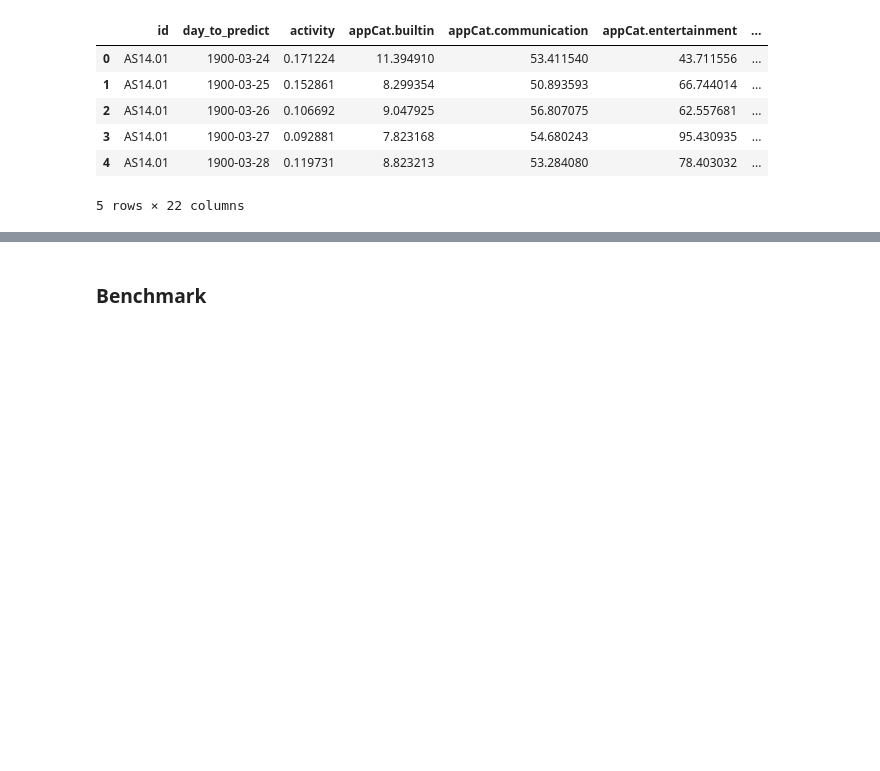
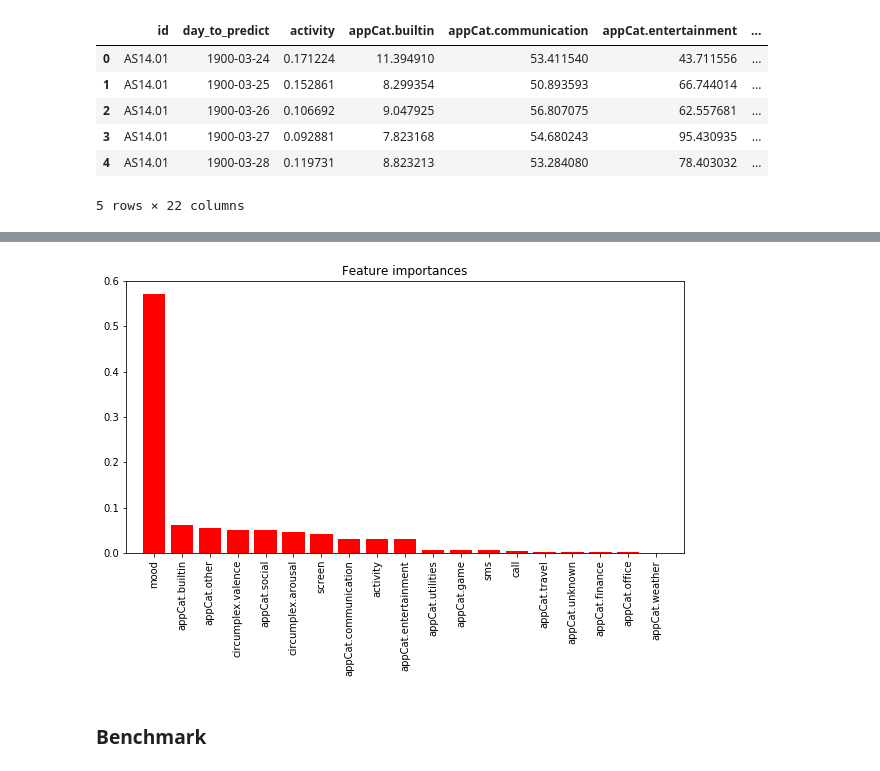
Before and after one commit to Dennis-Dekker/Data_mining, a Jupyter notebook: RandomForest regressor.ipynb, the cells around one changed output, grey strips where cells are left out. Drawn from its saved outputs; the diff is of its cells as text; code cells hidden in the pictures; blank space fills up the shorter version.

```diff
--- a/RandomForest regressor.ipynb
+++ b/RandomForest regressor.ipynb
@@ -90,3 +100,15 @@ x
+# %%
+indices = np.argsort(features)[::-1]
+#print(X_train.shape[1])
+#print(len(features_indexs))
+plt.figure(figsize=(10,5))
+plt.title("Feature importances")
+plt.bar(range(X_train.shape[1]), features[indices], color="r", align="center")
+plt.xticks(range(X_train.shape[1]), features_indexs,rotation='vertical')
+plt.xlim([-1, X_train.shape[1]])
+plt.show()
+# %% [output]
+[figure, added]
 # %% [markdown]
 ### Benchmark
 # %%
```
Also changed, not shown: parts of 8 cells of this notebook, 1 other file.
